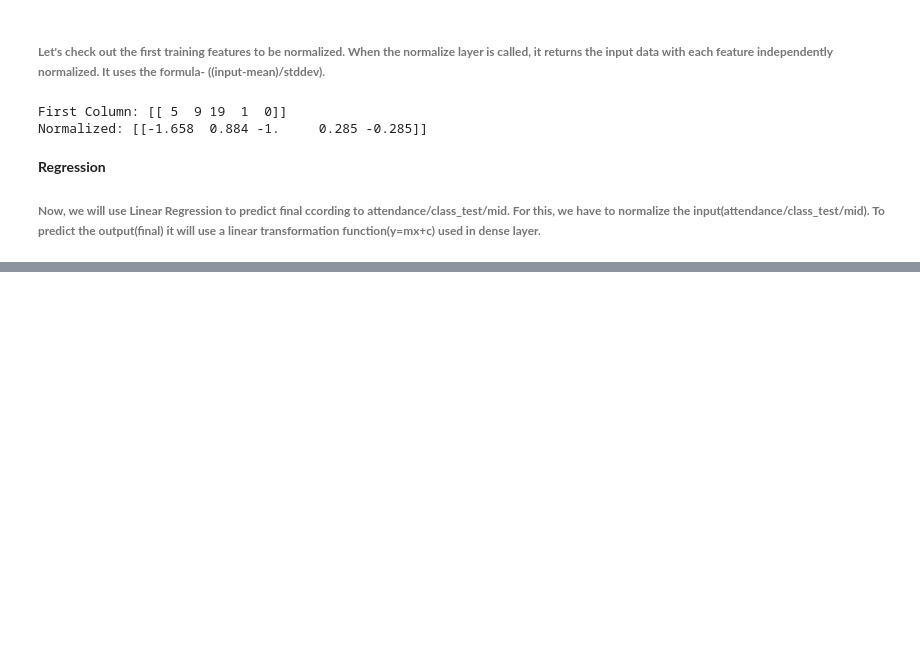
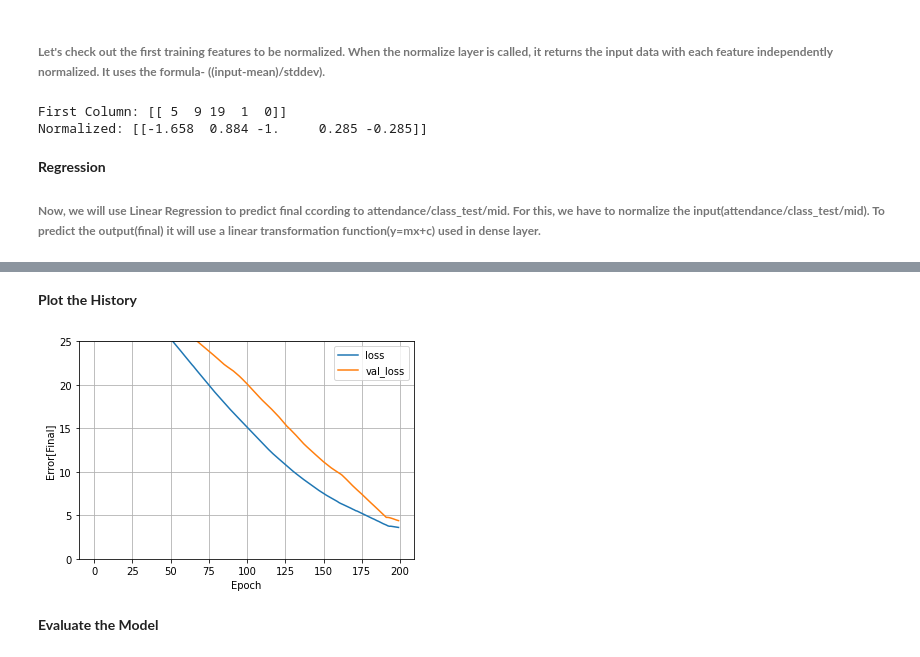
Before and after one commit to ABS-Sayem/machine_learning, a Jupyter notebook: tensorflow/04.linear_regression.ipynb, the cells around one changed output, grey strips where cells are left out. Saved outputs shown, nothing was run; the diff lists cells and outputs as text; code cells hidden in the pictures; blank space fills up the shorter version.

Commit message:
solve single feature issue and added model and training

```diff
--- a/tensorflow/04.linear_regression.ipynb
+++ b/tensorflow/04.linear_regression.ipynb
@@ -180,0 +186,6 @@ single_feature_normalizer.adapt(single_feature)
+# %%
+# Sequential Model
+feature_model = keras.models.Sequential([
+    normalizer,
+    layers.Dense(units=1)   # Linear Model
+])
@@ -180,0 +210,15 @@ single_feature_normalizer.adapt(single_feature)
+# %%
+# Loss and Optimizer
+loss = keras.losses.MeanAbsoluteError()     # |y_p - y|. We can also use MeanSquareError: (y_p - p)^2
+optim = keras.optimizers.Adam(learning_rate=0.1)
+
+feature_model.compile(optimizer=optim, loss=loss)
+# %%
+# Fit the model to Data
+history = feature_model.fit(
+    train_features, train_labels,
+    epochs=200,
+    verbose=1,
+    # Use 20% of data for validation
+    validation_split=0.2
+)
@@ -180,0 +243,16 @@ single_feature_normalizer.adapt(single_feature)
+# %% [markdown]
+**Plot the History**
+# %%
+def plot_loss(history):
+    plt.plot(history.history['loss'], label='loss')
+    plt.plot(history.history['val_loss'], label='val_loss')
+    plt.ylim([0,25])
+    plt.xlabel('Epoch')
+    plt.ylabel('Error[Final]')
+    plt.legend()
+    plt.grid(True)
+plot_loss(history)
+# %% [output]
+[figure, added]
+# %% [markdown]
+**Evaluate the Model**
```
Also changed, not shown: parts of 8 cells of this notebook.
